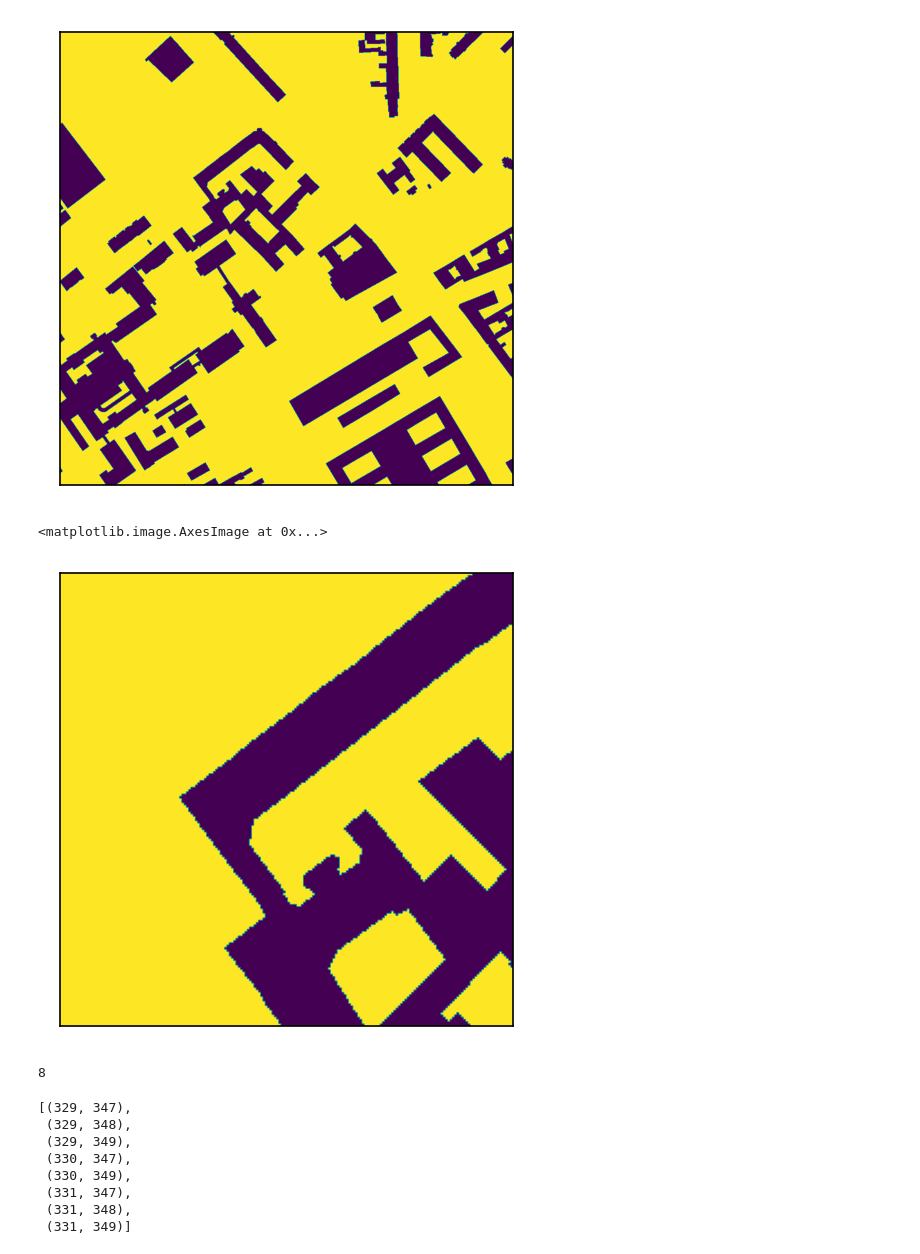
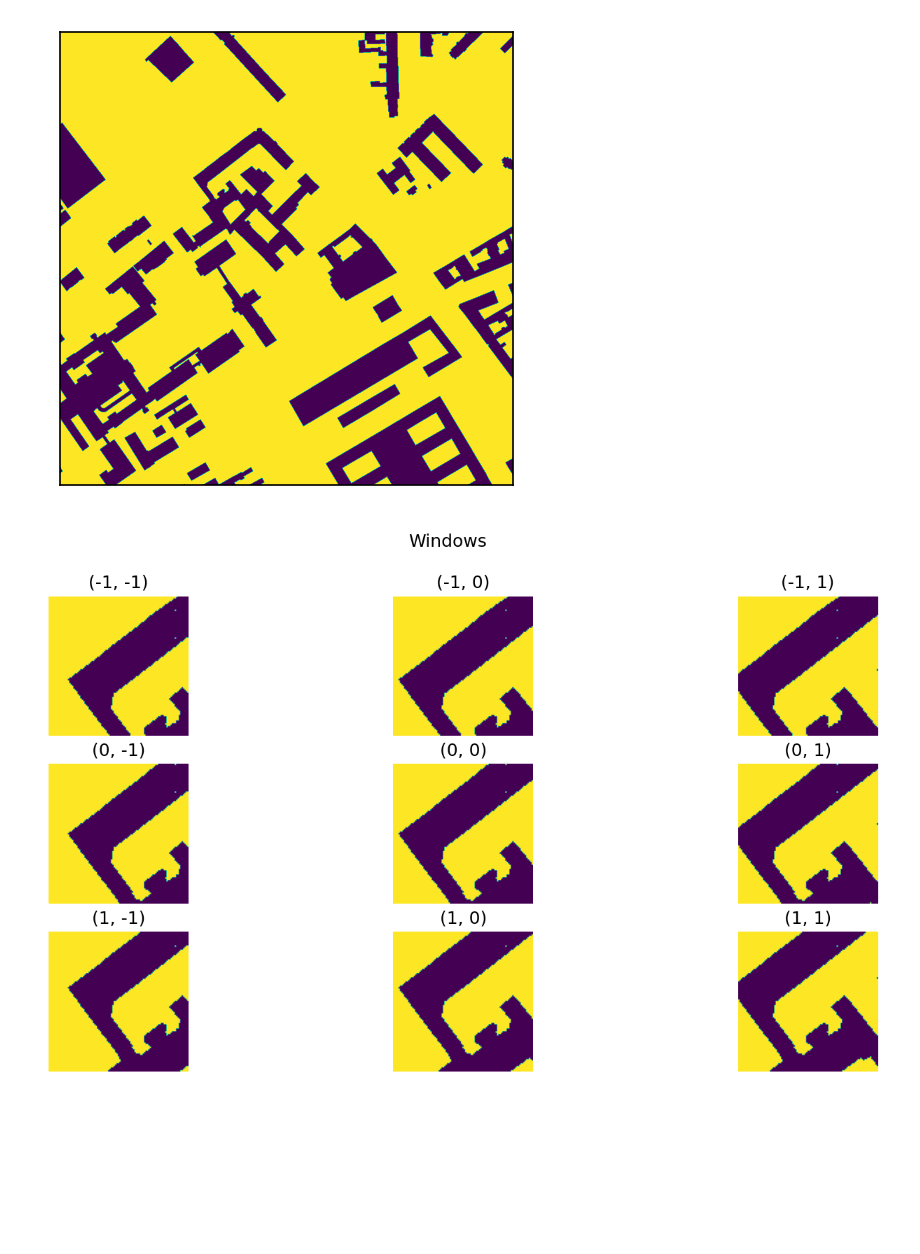
Before and after one commit to ZhekaHauska/hp_mcts_dl, a Jupyter notebook: demo/data.ipynb, the cells around one changed output. Saved outputs shown, nothing was run; the diff lists cells and outputs as text; code cells hidden in the pictures; blank space fills up the shorter version.

Commit message:
next window

```diff
--- a/demo/data.ipynb
+++ b/demo/data.ipynb
@@ -44,37 +54,24 @@ plt.imshow(image_map)
 # %% [output]
 <matplotlib.image.AxesImage at 0x...>
 [figure]
-# %%
-window_size = 100
 # %%
 x, y = 330, 348
-# %%
-fig, ax = plt.subplots(dpi=150)
-ax.axes.xaxis.set_visible(False)
-ax.axes.yaxis.set_visible(False)
-plt.imshow(image_map[x-window_size:x+window_size+1, y-window_size:y+window_size+1])
-# %% [output]
-<matplotlib.image.AxesImage at 0x...>
-[figure, removed]
-# %%
-next_pos = []
-for i in range(-1, 2):
-    for j in range(-1, 2):
-        if i == 0 and j == 0:
-            continue
-        next_pos.append((x+i, y+j))
-# %%
-len(next_pos)
-# %% [output]
-8
-# %%
-next_pos
-# %% [output]
-[(329, 347),
- (329, 348),
- (329, 349),
- (330, 347),
- (330, 349),
- (331, 347),
- (331, 348),
- (331, 349)]
+# %%
+def draw_next_window(image_map, current, window_size=50):
+    fig, axes = plt.subplots(3, 3, figsize=(12, 6), dpi=150)
+
+    fig.suptitle('Windows')
+    for i in [-1, 0, 1]:
+        for j in [-1, 0, 1]:
+            x = current[0] + i * 10
+            y = current[1] + j * 10
+            window = image_map[x-window_size:x+window_size+1, y-window_size:y+window_size+1]
+
+            axes[i+1][j+1].imshow(window)
+            axes[i+1][j+1].set_title(f"{i, j}")
+            axes[i+1][j+1].axis('off')
+    plt.show()
+# %%
+draw_next_window(image_map, (x, y))
+# %% [output]
+[figure, added]
```
Also changed, not shown: parts of 5 cells of this notebook.
